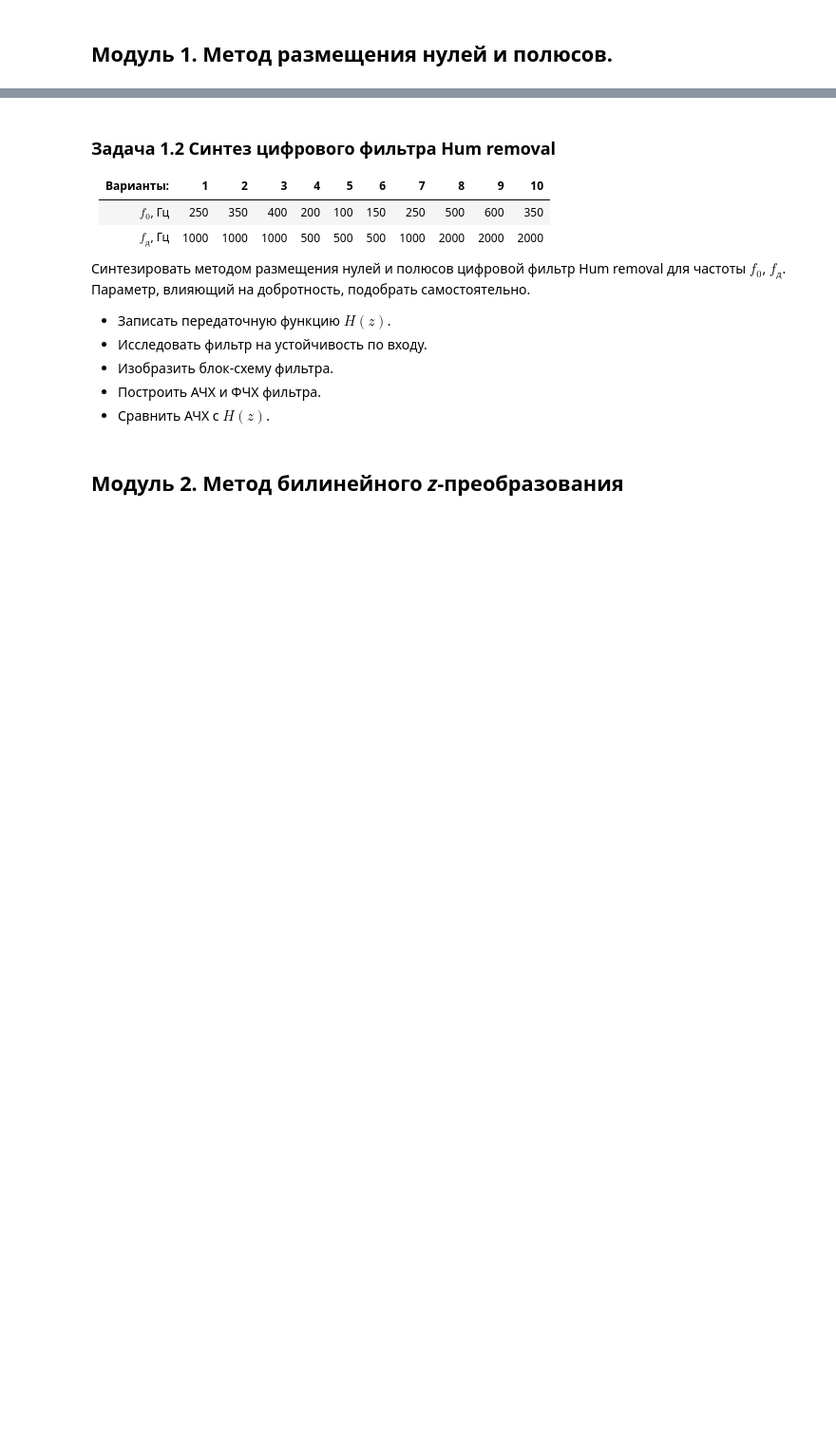
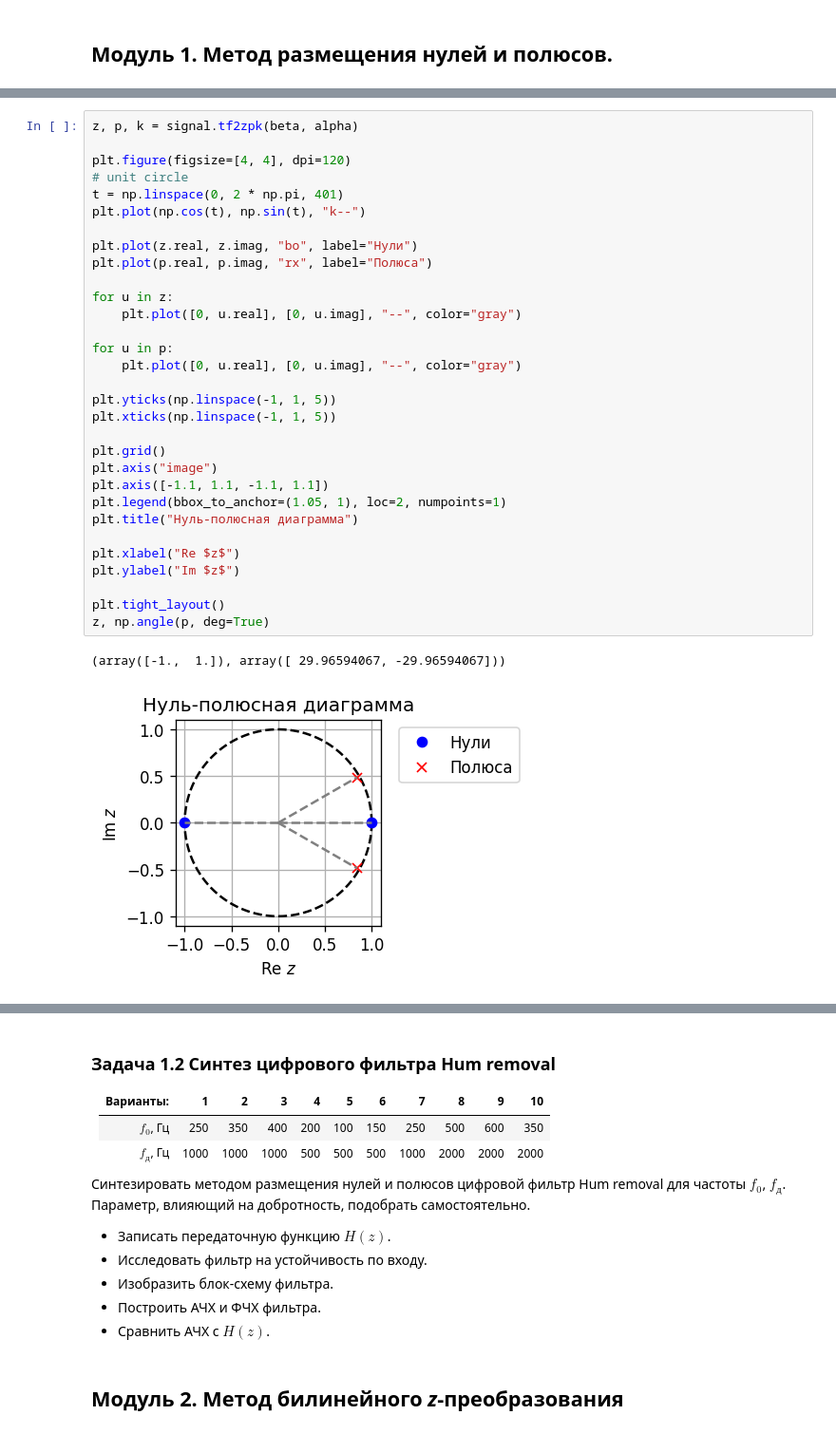
Before and after one commit to derzhavin3016/DSP-labs, a Jupyter notebook: lab3/dsp_lab3.ipynb, the cells around one changed output, grey strips where cells are left out. Shown at 95% size. Saved outputs shown, nothing was run; the diff lists cells and outputs as text; blank space fills up the shorter version.

```diff
--- a/lab3/dsp_lab3.ipynb
+++ b/lab3/dsp_lab3.ipynb
@@ -21,0 +66,34 @@
+# %%
+z, p, k = signal.tf2zpk(beta, alpha)
+
+plt.figure(figsize=[4, 4], dpi=120)
+# unit circle
+t = np.linspace(0, 2 * np.pi, 401)
+plt.plot(np.cos(t), np.sin(t), "k--")
+
+plt.plot(z.real, z.imag, "bo", label="Нули")
+plt.plot(p.real, p.imag, "rx", label="Полюса")
+
+for u in z:
+    plt.plot([0, u.real], [0, u.imag], "--", color="gray")
+
+for u in p:
+    plt.plot([0, u.real], [0, u.imag], "--", color="gray")
+
+plt.yticks(np.linspace(-1, 1, 5))
+plt.xticks(np.linspace(-1, 1, 5))
+
+plt.grid()
+plt.axis("image")
+plt.axis([-1.1, 1.1, -1.1, 1.1])
+plt.legend(bbox_to_anchor=(1.05, 1), loc=2, numpoints=1)
+plt.title("Нуль-полюсная диаграмма")
+
+plt.xlabel("Re $z$")
+plt.ylabel("Im $z$")
+
+plt.tight_layout()
+z, np.angle(p, deg=True)
+# %% [output]
+(array([-1.,  1.]), array([ 29.96594067, -29.96594067]))
+[figure, added]
```
Also changed, not shown: parts of 8 cells of this notebook.
